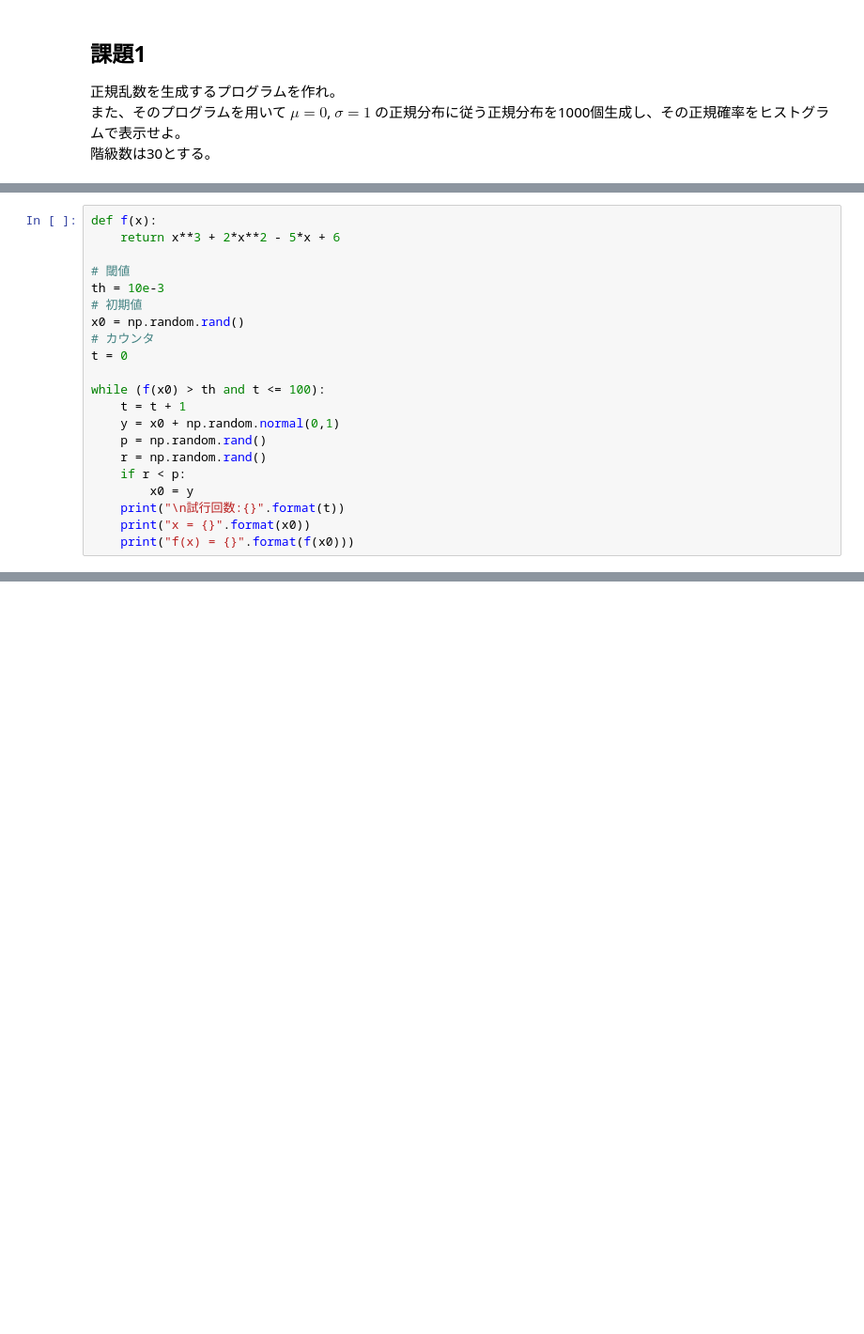
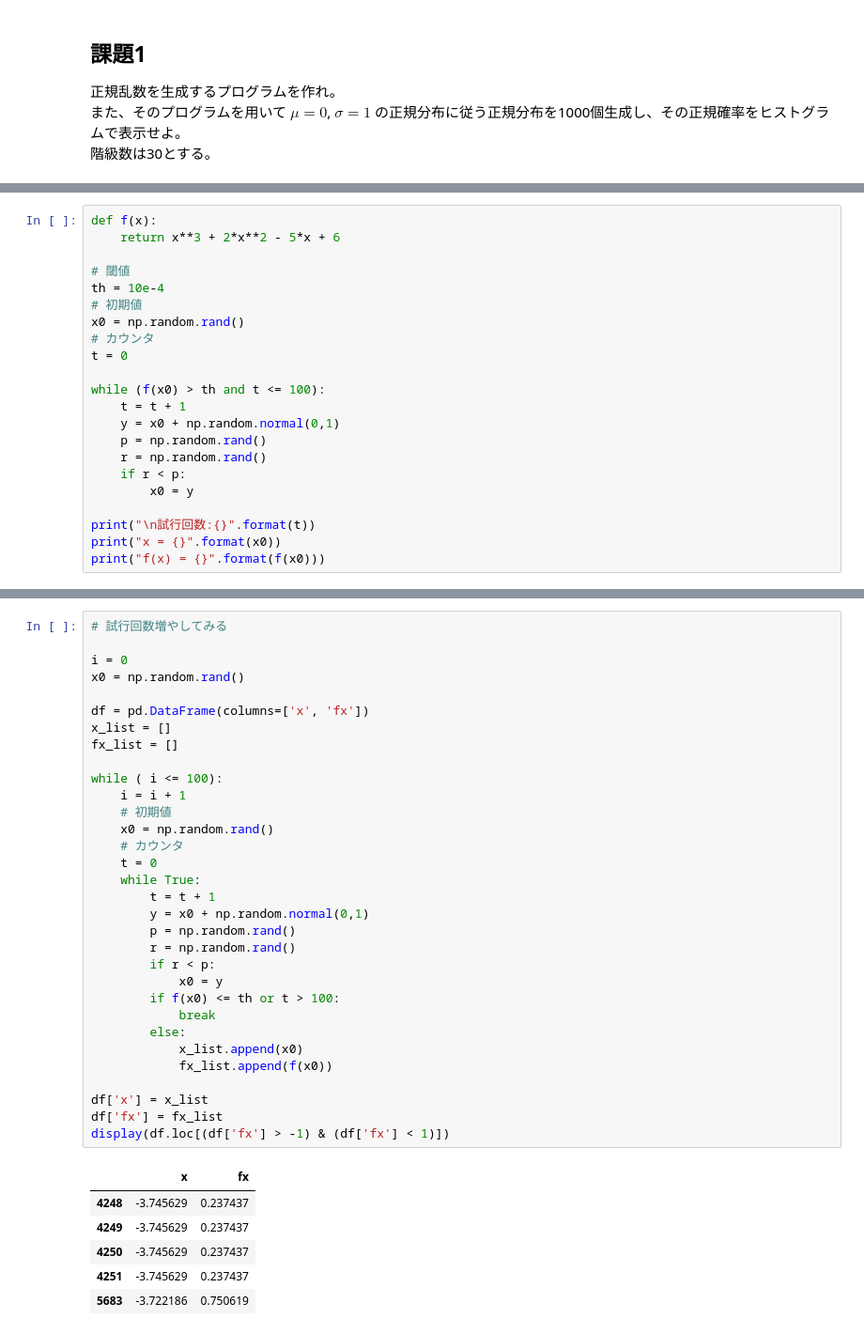
Before and after one commit to furu8/EvolutionaryCalculation, a Jupyter notebook: 0515/kadai.ipynb, the cells around one changed output, grey strips where cells are left out. Shown: that part at 94% size. Drawn from its saved outputs; the diff is of its cells as text; blank space fills up the shorter version.

```diff
--- a/0515/kadai.ipynb
+++ b/0515/kadai.ipynb
@@ -31,7 +31,7 @@ def f(x):
     return x**3 + 2*x**2 - 5*x + 6
 
 # 閾値
-th = 10e-3
+th = 10e-4
 # 初期値
 x0 = np.random.rand()
 # カウンタ
@@ -44,7 +44,8 @@ while (f(x0) > th and t <= 100):
     r = np.random.rand()
     if r < p:
         x0 = y
-    print("\n試行回数:{}".format(t))
-    print("x = {}".format(x0))
-    print("f(x) = {}".format(f(x0)))
+
+print("\n試行回数:{}".format(t))
+print("x = {}".format(x0))
+print("f(x) = {}".format(f(x0)))
 # %% [output]
@@ -68,3 +55,42 @@ f(x) = -4.461577726981869
+# %%
+# 試行回数増やしてみる
+
+i = 0
+x0 = np.random.rand()
+
+df = pd.DataFrame(columns=['x', 'fx'])
+x_list = []
+fx_list = []
+
+while ( i <= 100):
+    i = i + 1
+    # 初期値
+    x0 = np.random.rand()
+    # カウンタ
+    t = 0
+    while True:
+        t = t + 1
+        y = x0 + np.random.normal(0,1)
+        p = np.random.rand()
+        r = np.random.rand()
+        if r < p:
+            x0 = y
+        if f(x0) <= th or t > 100:
+            break
+        else:
+            x_list.append(x0)
+            fx_list.append(f(x0))
+
+df['x'] = x_list
+df['fx'] = fx_list
+display(df.loc[(df['fx'] > -1) & (df['fx'] < 1)])
+# %% [output]
+|  | x | fx |
+| 4248 | -3.745629 | 0.237437 |
+| 4249 | -3.745629 | 0.237437 |
+| 4250 | -3.745629 | 0.237437 |
+| 4251 | -3.745629 | 0.237437 |
+| 5683 | -3.722186 | 0.750619 |
 # %% [markdown]
 ## 課題3
 
```
Also changed, not shown: parts of 6 cells of this notebook.
